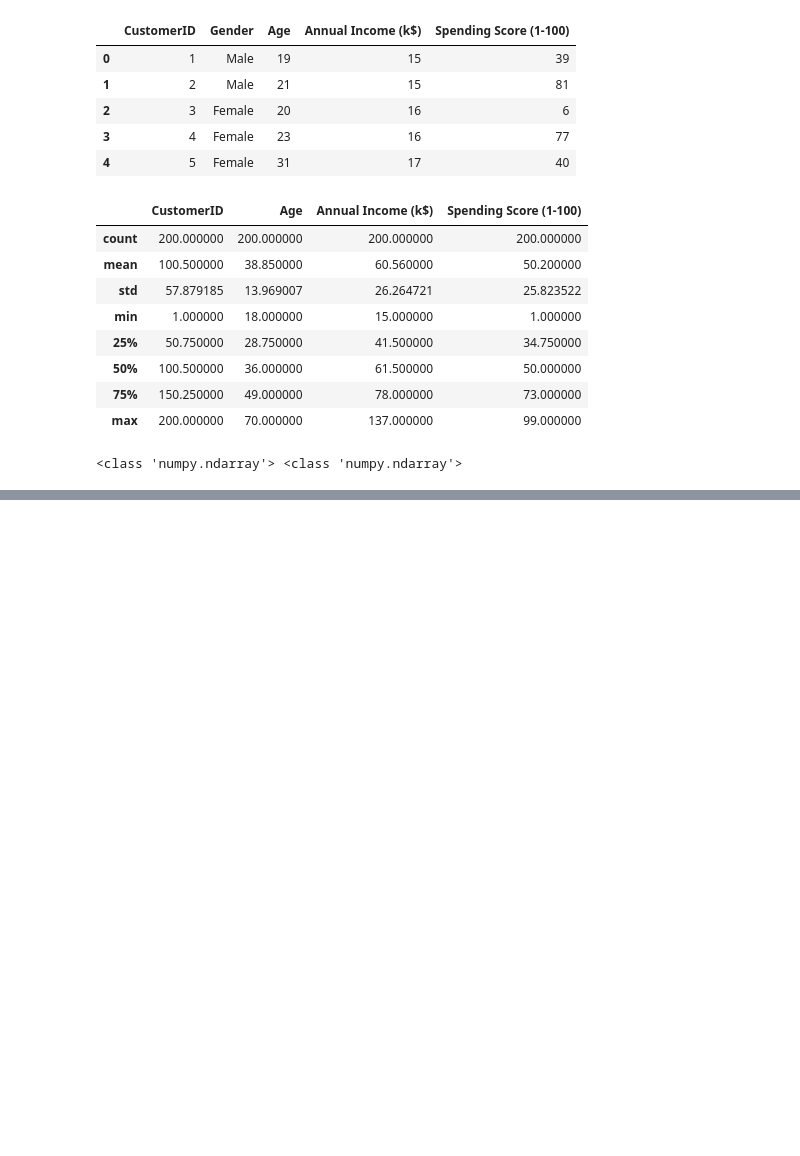
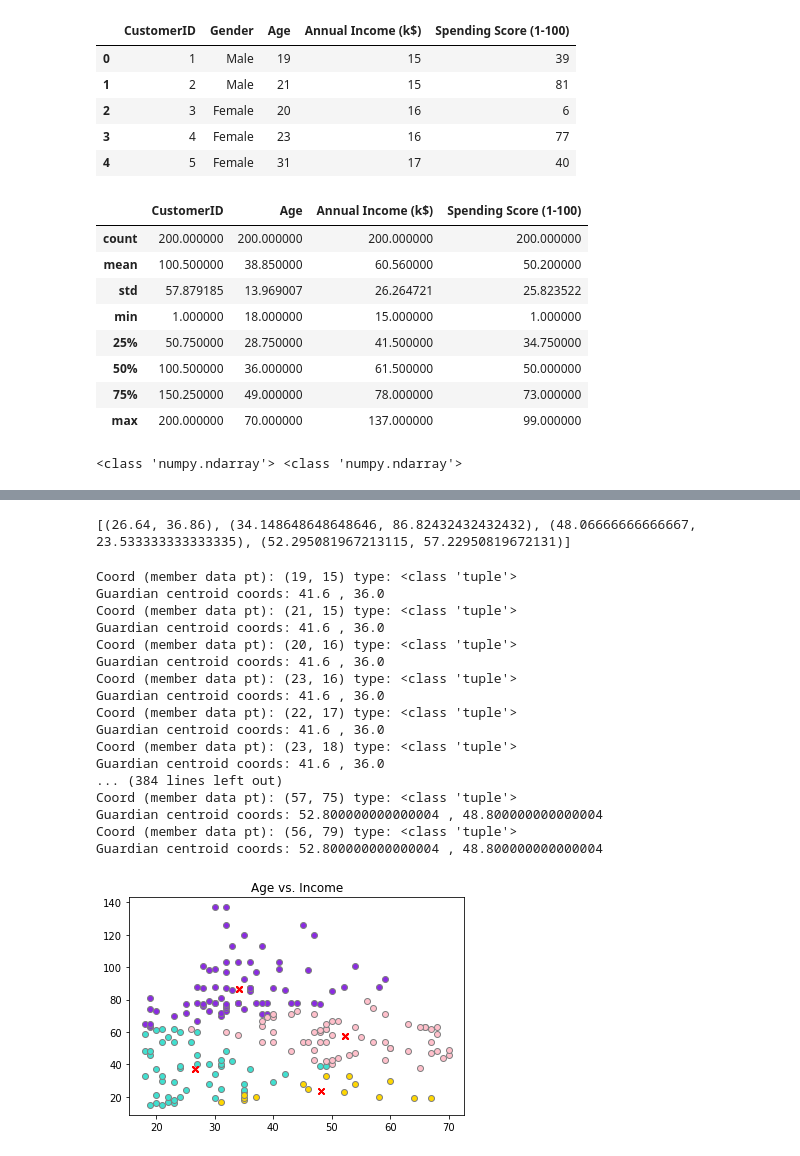
Before and after one commit to mirandabohm/Machine-Learning-Demo-Pack, a Jupyter notebook: k_means.ipynb, the cells around one changed output, grey strips where cells are left out. Cells and saved outputs as stored; diff of their text form; code cells hidden in the pictures; blank space fills up the shorter version.

```diff
--- a/k_means.ipynb
+++ b/k_means.ipynb
@@ -140,8 +165,8 @@ d.shape
 def find_distance(x1, y1, x2, y2):
     """Find Euclidean distance between a point (x1, y1) and another point (x2, y2).
 
-    In the context of k means clustering, for a given set containing data points of the form (x, y),
-    find the distance between every point in that set and every centroid's point (of the form k_x, k_y).
+    In the context of k means clustering, for a given set containing data points of the form (x1, y1),
+    find the distance between every point in that set and every centroid (x2, y2).
 
     Args:
         x1 (int or float): x coordinate of first point.
@@ -223,6 +269,22 @@ def mean(lst):
 # %%
-def make_centers(k, clusters):
+def make_centers(k_x, k_y, clusters):
+
+    """Given data clusters, find each cluster's mean.
+
+    Args:
+        k_x (list): contains x coordinate of every centroid
+        k_y (list): contains y coordinate of every centroid
+        clusters (dict):
+            keys: tuples containing centroid coordinates in the form (k_x, k_y)
+            values: lists containing assigned member points' coordinates as tuples of the form (x, y)
+
+    Returns:
+        centers (type):
+
+    """
     centers = []
+    k = len(k_x)
+
     for i in range(k):
         m_x = 0
         m_y = 0
@@ -236,5 +298,52 @@ def make_centers(k, clusters):
         centers.append((m_x,m_y))
     return centers
 
-centers = make_centers(k, clusters)
-#print(centers)
+centers = make_centers(initial_centroids_x, initial_centroids_y, clusters)
+print(centers)
+# %% [output]
+[(26.64, 36.86), (34.148648648648646, 86.82432432432432), (48.06666666666667, 23.533333333333335), (52.295081967213115, 57.22950819672131)]
+# %%
+def plot_clusters(output_of_get_individual_cluster, k_x, k_y): # TODO: output of get_individual_cluster will output a key, val pair
+    """Plots data as assigned to different clusters (demarcated with differing colors), and cluster centroids.
+
+    Args:
+        output_of_get_individual_cluster (key, val): should be a coord of form (x, y). Keep i, replace 'for coord in...'
+
+    Returns:
+        None
+
+    """
+    colors = ['turquoise', 'blueviolet', 'gold', 'pink'] # TODO: update with more colors in case of k > 4.
+    figure(facecolor='w')
+
+    i = 0
+    for i in range(k): # TODO: this function should only plot. Make separate function to pull coords
+        for coord in clusters[k_x[i], k_y[i]]: # Goal: to plot each guardian centroid's points in a separate color
+            print('Coord (member data pt):',coord, 'type:', type(coord)) # Input should be data points for ONE centroid
+            print('Guardian centroid coords:', k_x[i], ',', k_y[i]) # This can be parsed out before plot fn is called
+            plt.scatter(coord[0], coord[1], color=colors[i], edgecolor='grey')
+            plt.scatter(centers[i][0], centers[i][1], s= 30, color = 'red', marker='x')
+
+    plt.title('Age vs. Income')
+    plt.show()
+
+plot_clusters(clusters, initial_centroids_x, initial_centroids_y)
+# %% [output]
+Coord (member data pt): (19, 15) type: <class 'tuple'>
+Guardian centroid coords: 41.6 , 36.0
+Coord (member data pt): (21, 15) type: <class 'tuple'>
+Guardian centroid coords: 41.6 , 36.0
+Coord (member data pt): (20, 16) type: <class 'tuple'>
+Guardian centroid coords: 41.6 , 36.0
+Coord (member data pt): (23, 16) type: <class 'tuple'>
+Guardian centroid coords: 41.6 , 36.0
+Coord (member data pt): (22, 17) type: <class 'tuple'>
+Guardian centroid coords: 41.6 , 36.0
+Coord (member data pt): (23, 18) type: <class 'tuple'>
+Guardian centroid coords: 41.6 , 36.0
+... (384 lines left out)
+Coord (member data pt): (57, 75) type: <class 'tuple'>
+Guardian centroid coords: 52.800000000000004 , 48.800000000000004
+Coord (member data pt): (56, 79) type: <class 'tuple'>
+Guardian centroid coords: 52.800000000000004 , 48.800000000000004
+[figure, added]
```
Also changed, not shown: parts of 27 cells of this notebook.
